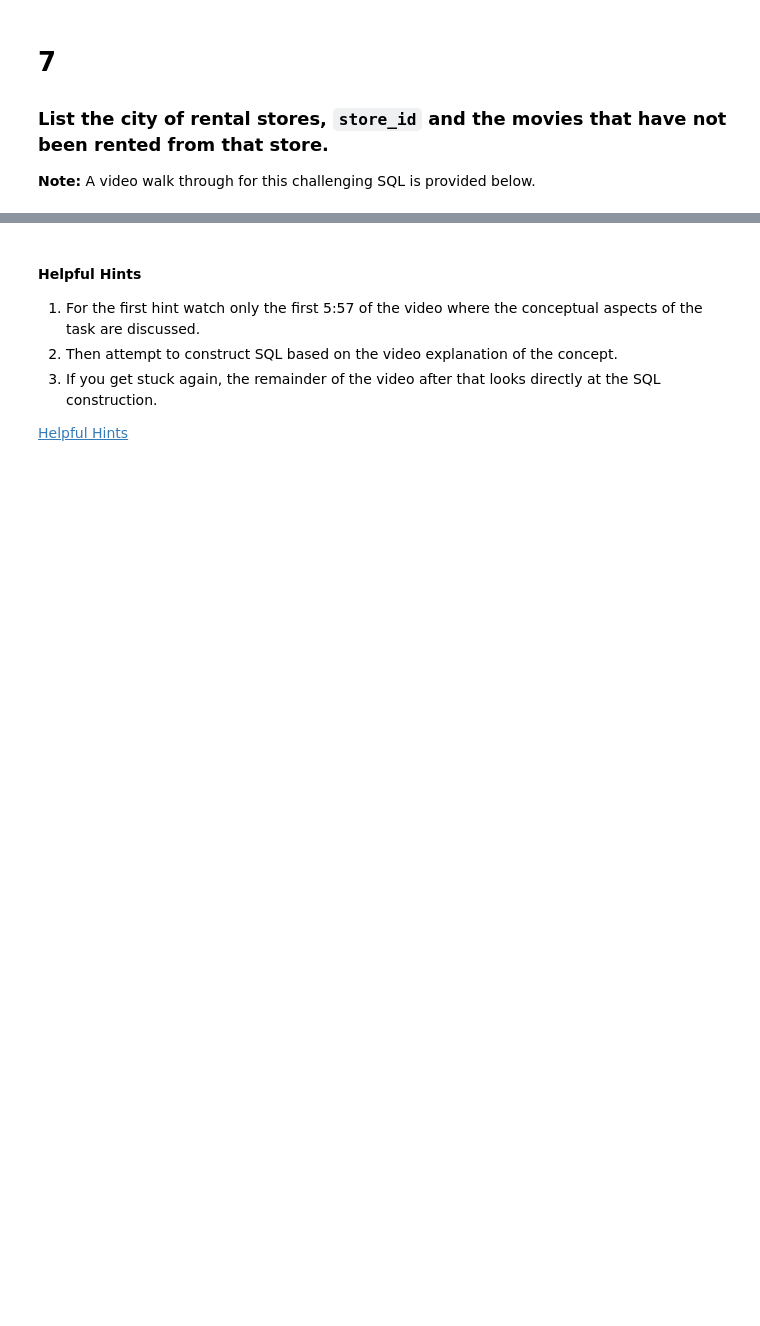
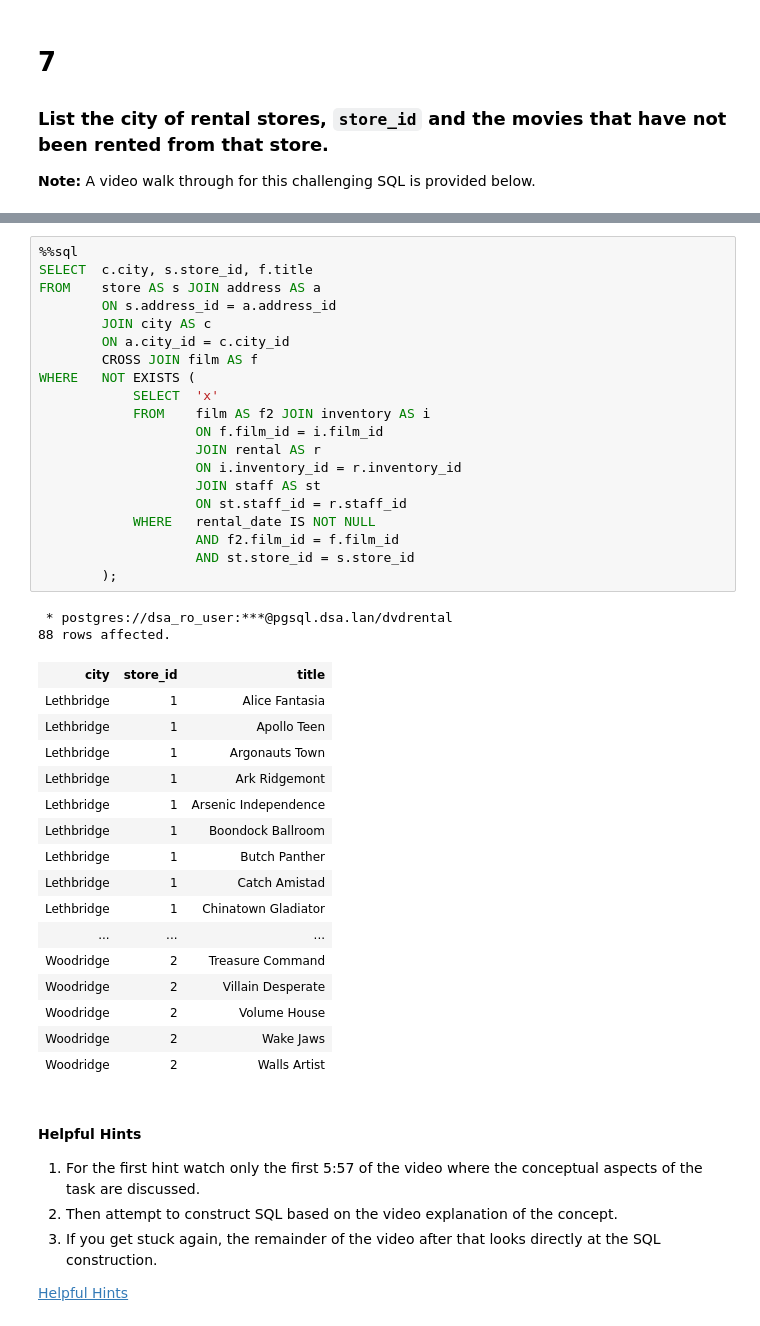
Before and after one commit to SteeltownRiot/DSA, a Jupyter notebook: DSA-7030 Databases & Analytics/Module 4 - Advanced SQL - Nested Queries/Nested.ipynb, the cells around one changed output, grey strips where cells are left out. Cells and saved outputs as stored; diff of their text form; blank space fills up the shorter version.

```diff
--- a/DSA-7030 Databases & Analytics/Module 4 - Advanced SQL - Nested Queries/Nested.ipynb
+++ b/DSA-7030 Databases & Analytics/Module 4 - Advanced SQL - Nested Queries/Nested.ipynb
@@ -396,3 +509,42 @@ EXPLAIN
+# %%
+%%sql
+SELECT  c.city, s.store_id, f.title
+FROM    store AS s JOIN address AS a
+        ON s.address_id = a.address_id
+        JOIN city AS c
+        ON a.city_id = c.city_id
+        CROSS JOIN film AS f
+WHERE   NOT EXISTS (
+            SELECT  'x'
+            FROM    film AS f2 JOIN inventory AS i
+                    ON f.film_id = i.film_id
+                    JOIN rental AS r
+                    ON i.inventory_id = r.inventory_id
+                    JOIN staff AS st
+                    ON st.staff_id = r.staff_id
+            WHERE   rental_date IS NOT NULL
+                    AND f2.film_id = f.film_id
+                    AND st.store_id = s.store_id
+        );
+# %% [output]
+ * postgres://dsa_ro_user:***@pgsql.dsa.lan/dvdrental
+88 rows affected.
+| city | store_id | title |
+| Lethbridge | 1 | Alice Fantasia |
+| Lethbridge | 1 | Apollo Teen |
+| Lethbridge | 1 | Argonauts Town |
+| Lethbridge | 1 | Ark Ridgemont |
+| Lethbridge | 1 | Arsenic Independence |
+| Lethbridge | 1 | Boondock Ballroom |
+| Lethbridge | 1 | Butch Panther |
+| Lethbridge | 1 | Catch Amistad |
+| Lethbridge | 1 | Chinatown Gladiator |
+| ... | ... | ... |
+| Woodridge | 2 | Treasure Command |
+| Woodridge | 2 | Villain Desperate |
+| Woodridge | 2 | Volume House |
+| Woodridge | 2 | Wake Jaws |
+| Woodridge | 2 | Walls Artist |
 # %% [markdown]
 #### Helpful Hints
   1. For the first hint watch only the first 5:57 of the video where the conceptual aspects of the task are discussed.
```
Also changed, not shown: parts of 18 cells of this notebook, 2 other files.
